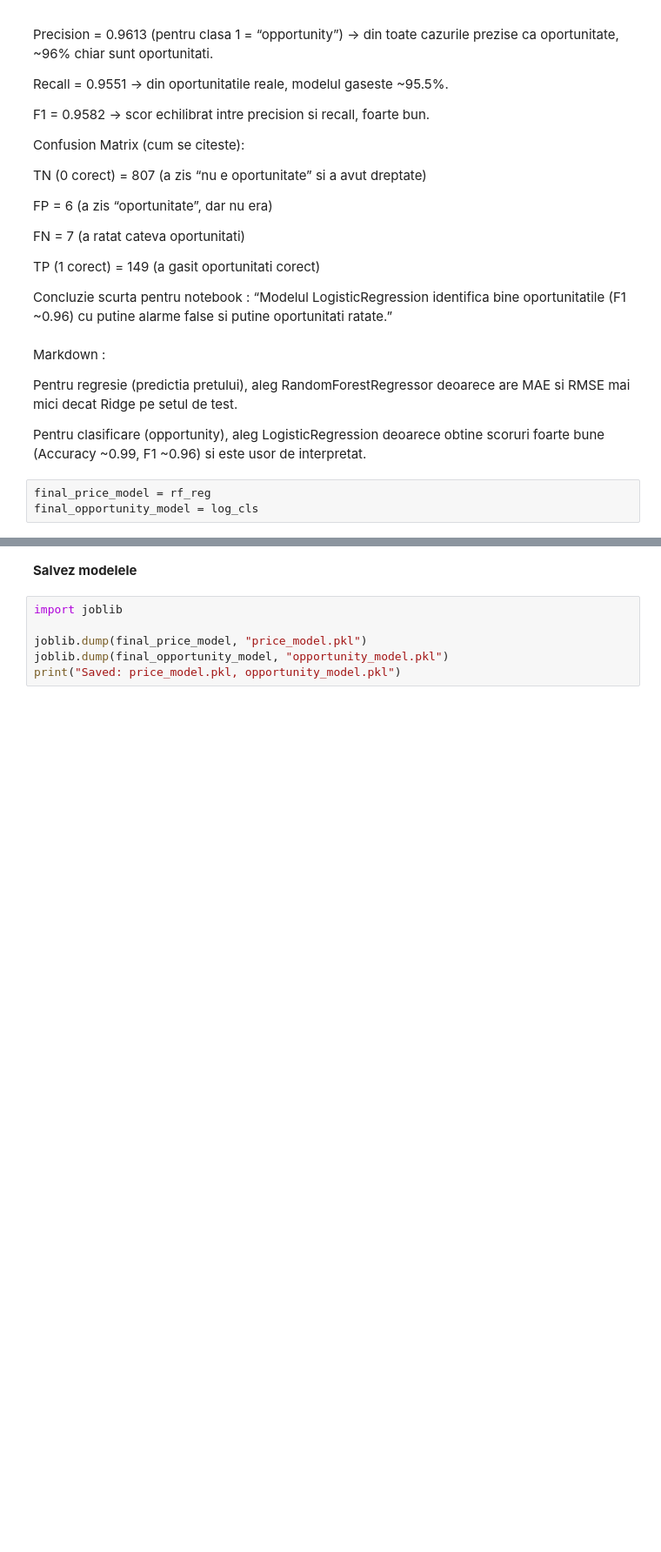
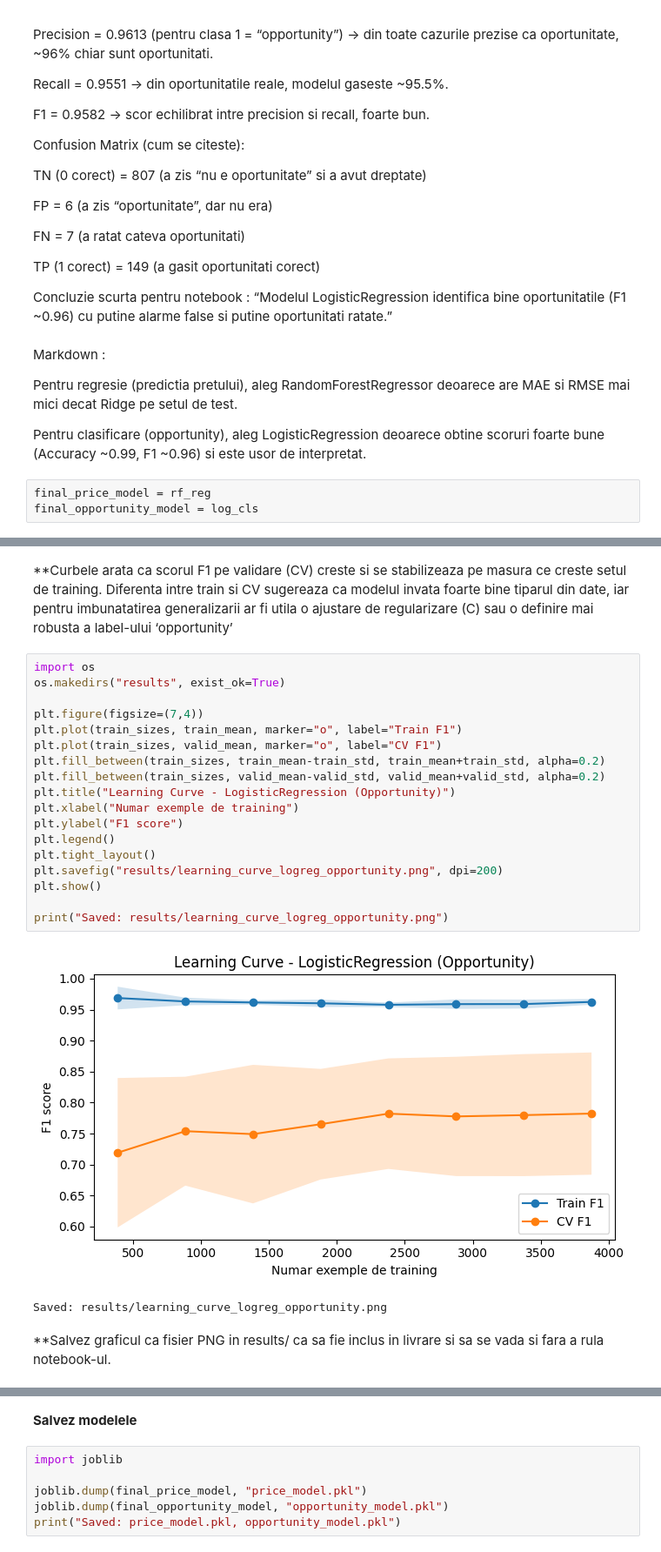
Before and after one commit to Mkanyadi/Marketplace-Price-Assortment-Intelligence, a Jupyter notebook: Marketplace_Price_&_Assortment_Intelligence.ipynb, the cells around one changed output, grey strips where cells are left out. Shown at 87% size. Cells and saved outputs as stored; diff of their text form; blank space fills up the shorter version.

```diff
--- a/Marketplace_Price_&_Assortment_Intelligence.ipynb
+++ b/Marketplace_Price_&_Assortment_Intelligence.ipynb
@@ -488,0 +526,25 @@ final_opportunity_model = log_cls
+# %% [markdown]
+**Curbele arata ca scorul F1 pe validare (CV) creste si se stabilizeaza pe masura ce creste setul de training. Diferenta intre train si CV sugereaza ca modelul invata foarte bine tiparul din date, iar pentru imbunatatirea generalizarii ar fi utila o ajustare de regularizare (C) sau o definire mai robusta a label-ului ‘opportunity’
+# %%
+import os
+os.makedirs("results", exist_ok=True)
+
+plt.figure(figsize=(7,4))
+plt.plot(train_sizes, train_mean, marker="o", label="Train F1")
+plt.plot(train_sizes, valid_mean, marker="o", label="CV F1")
+plt.fill_between(train_sizes, train_mean-train_std, train_mean+train_std, alpha=0.2)
+plt.fill_between(train_sizes, valid_mean-valid_std, valid_mean+valid_std, alpha=0.2)
+plt.title("Learning Curve - LogisticRegression (Opportunity)")
+plt.xlabel("Numar exemple de training")
+plt.ylabel("F1 score")
+plt.legend()
+plt.tight_layout()
+plt.savefig("results/learning_curve_logreg_opportunity.png", dpi=200)
+plt.show()
+
+print("Saved: results/learning_curve_logreg_opportunity.png")
+# %% [output]
+[figure, added]
+Saved: results/learning_curve_logreg_opportunity.png
+# %% [markdown]
+**Salvez graficul ca fisier PNG in results/ ca sa fie inclus in livrare si sa se vada si fara a rula notebook-ul.
```
Also changed, not shown: parts of 8 cells of this notebook.
